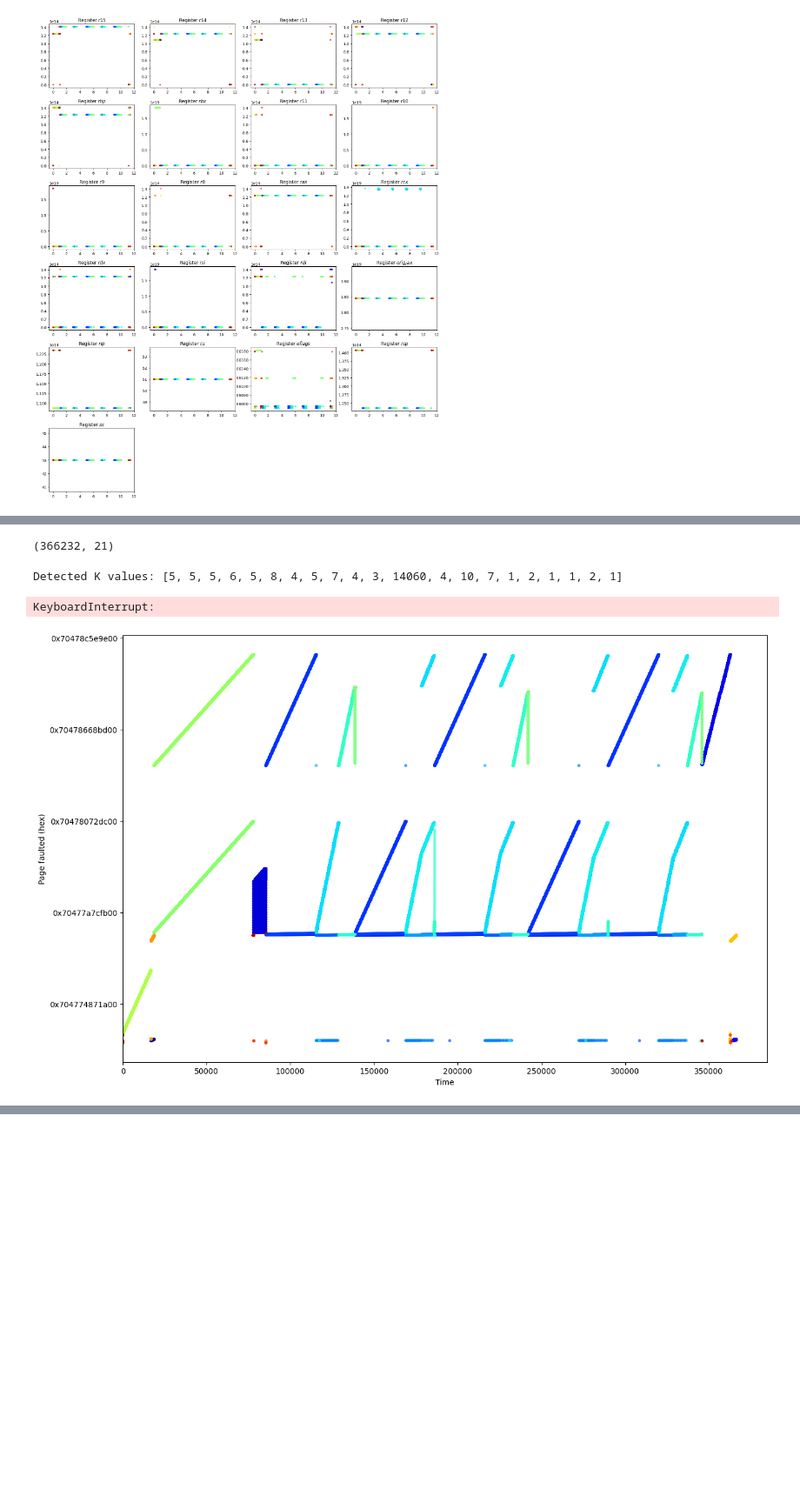
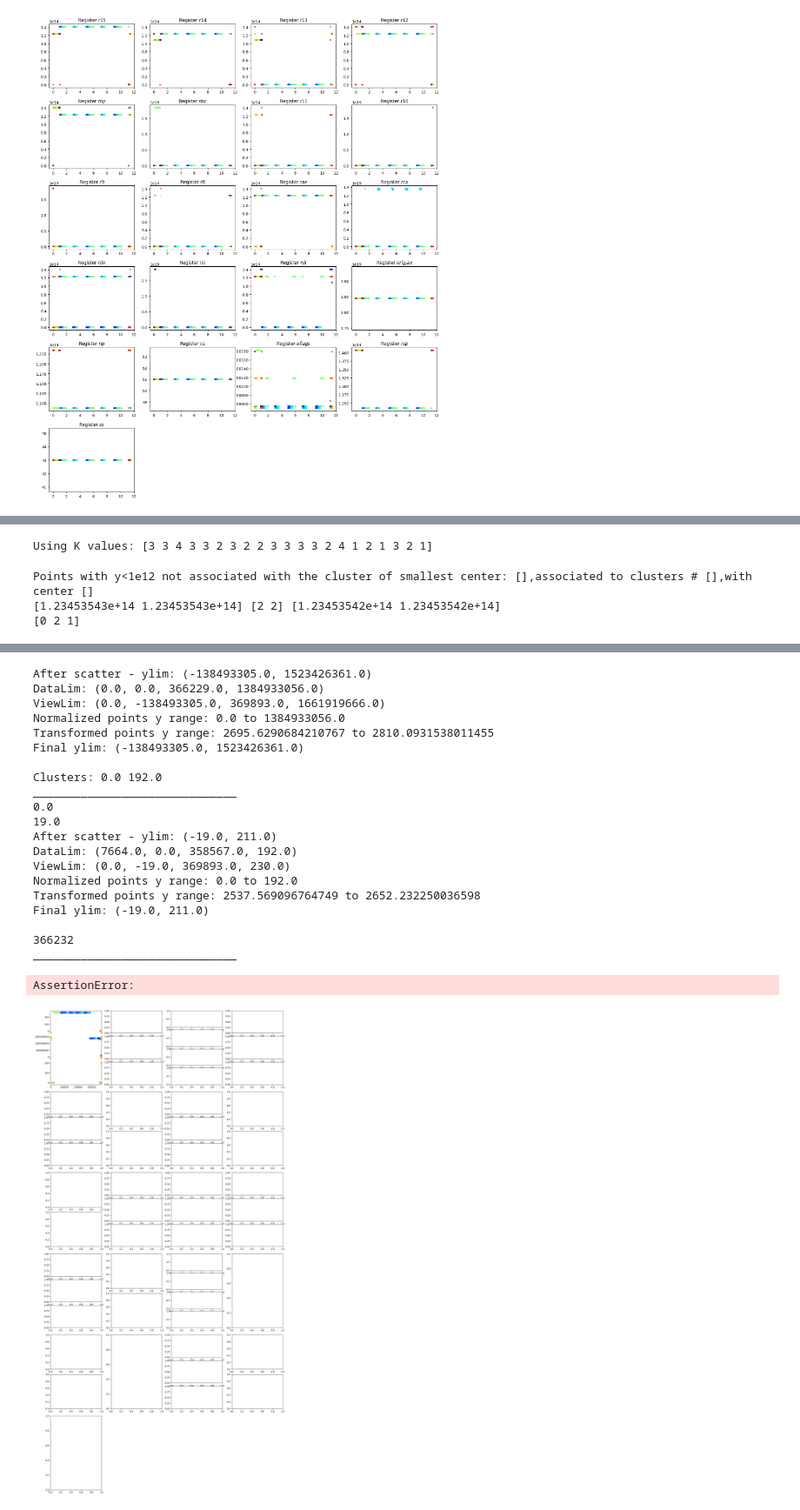
Before and after one commit to vigarov/new_ml_prefetching, a Jupyter notebook: data/analysis/fltrace_parser.ipynb, the cells around one changed output, grey strips where cells are left out. Shown at 87% size. Drawn from its saved outputs; the diff is of its cells as text; code cells hidden in the pictures; blank space fills up the shorter version.

```diff
--- a/data/analysis/fltrace_parser.ipynb
+++ b/data/analysis/fltrace_parser.ipynb
@@ -255,7 +255,7 @@ Let's start by building the connection DAG, where a vertex is a position in code
 # %%
 from utils.graphs import get_connection_graph, get_sink_source_stats
 # %%
-analysis_run_id,analysis_df = list(all_dfs.items())[2]
+analysis_run_id,analysis_df = list(all_dfs.items())[4]
 print(analysis_run_id)
 analysis_df["ip_as_int"] = analysis_df["ip"].swifter.apply(lambda ip_str: int(ip_str,16))
 # %% [output]
@@ -355,7 +355,7 @@ R_NAMES = ["r15","r14","r13","r12","rbp","rbx","r11","r10","r9","r8","rax","rcx"
 345960        11.175658
 |  |
 # %%
-gb = analysis_df.copy()
+gb = analysis_df.copy().reset_index()
 gb["regs"] = gb["regs"].swifter.apply(lambda reg_str: np.array([int(x) for x in reg_str.split('!') if x != '']))
 gb = gb.groupby(by="stacktrace")
 # %%
@@ -399,3 +399,16 @@ display(f)
 plt.close()
 # %% [output]
 [figure]
+# %%
+all_regs_data = None
+idx_to_color = np.zeros((len(analysis_df),len(list(color_dict.values())[0])))
+for group in gb.stacktrace.unique():
+    group_name = group[0]
+    grouped_df = gb.get_group(group[0])
+    group_vals = np.stack(grouped_df["regs"].values)
+    if all_regs_data is None:
+        all_regs_data = group_vals
+    else:
+        all_regs_data = np.vstack((all_regs_data,group_vals))
+    idx_to_color[grouped_df.index.values] = color_dict[group_name]
+print(all_regs_data.shape)
@@ -532,22 +622,10 @@ def plot_register_data(data_array, alpha=0.3, max_cols=4, padding=0.02):
 
     plt.tight_layout()
     return fig, axes_groups
-# %%
-all_regs_data = None
-for group in gb.stacktrace.unique():
-    grouped_df = gb.get_group(group[0])
-    group_vals = np.stack(grouped_df["regs"].values)
-    if all_regs_data is None:
-        all_regs_data = group_vals
-    else:
-        all_regs_data = np.vstack((all_regs_data,group_vals))
-print(all_regs_data.shape)
-# %% [output]
-(366232, 21)
-# %%
-assert False
-f,ax = plot_register_data(all_regs_data,alpha=1e8)
-# %% [output]
-Detected K values: [5, 5, 5, 6, 5, 8, 4, 5, 7, 4, 3, 14060, 4, 10, 7, 1, 2, 1, 1, 2, 1]
-KeyboardInterrupt:
-[figure, removed]
+# %%
+fig,axg = plot_register_data(all_regs_data,custom_Ks=[3,3,4,3,3,2,3,2,2,3,3,3,3,2,4,1,2,1,3,2,1],alpha=5e14)
+# %% [output]
+Using K values: [3 3 4 3 3 2 3 2 2 3 3 3 3 2 4 1 2 1 3 2 1]
+Points with y<1e12 not associated with the cluster of smallest center: [],associated to clusters # [],with center []
+[1.23453543e+14 1.23453543e+14] [2 2] [1.23453542e+14 1.23453542e+14]
+[0 2 1]
@@ -553,0 +647,22 @@ KeyboardInterrupt:
+After scatter - ylim: (-138493305.0, 1523426361.0)
+DataLim: (0.0, 0.0, 366229.0, 1384933056.0)
+ViewLim: (0.0, -138493305.0, 369893.0, 1661919666.0)
+Normalized points y range: 0.0 to 1384933056.0
+Transformed points y range: 2695.6290684210767 to 2810.0931538011455
+Final ylim: (-138493305.0, 1523426361.0)
+
+Clusters: 0.0 192.0
+______________________________
+0.0
+19.0
+After scatter - ylim: (-19.0, 211.0)
+DataLim: (7664.0, 0.0, 358567.0, 192.0)
+ViewLim: (0.0, -19.0, 369893.0, 230.0)
+Normalized points y range: 0.0 to 192.0
+Transformed points y range: 2537.569096764749 to 2652.232250036598
+Final ylim: (-19.0, 211.0)
+
+366232
+______________________________
+AssertionError:
+[figure, added]
```
Also changed, not shown: parts of 7 cells of this notebook.
